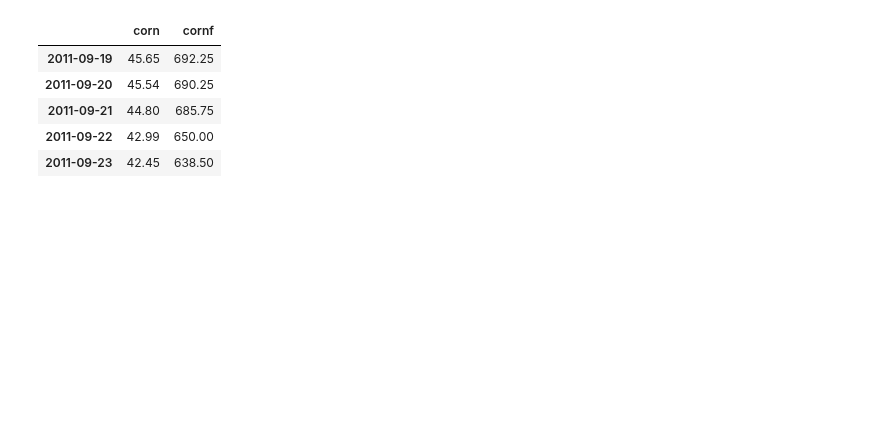
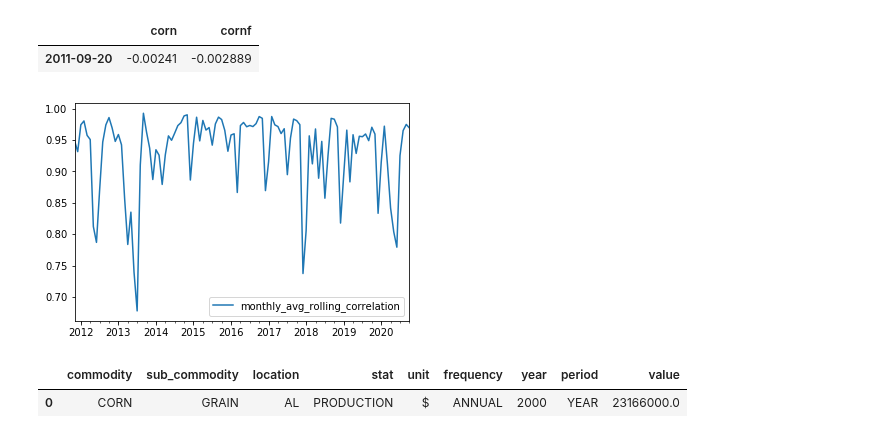
Before and after one commit to stew1922/data_farming, a Jupyter notebook: notebooks/jordan.ipynb, the cells around one changed output. Cells and saved outputs as stored; diff of their text form; code cells hidden in the pictures; blank space fills up the shorter version.

Commit message:
part of analysis on etf vs stocks and saved out temp png file saved out as placeholder

```diff
--- a/notebooks/jordan.ipynb
+++ b/notebooks/jordan.ipynb
@@ -7,13 +13,32 @@ from datetime import datetime
 # %%
-prices_df = pd.read_csv(f'../data/clean_data/hist_daily_stock_fut_price.csv', parse_dates = True, index_col = 0)
+prices_df = pd.read_csv(f'../data/clean_data/hist_daily_stock_fut_price.csv', index_col = 0, parse_dates = True, infer_datetime_format = True)
 
 prices_df = prices_df[['corn', 'cornf']]
 
-prices_df.head()
+returns_df = prices_df.pct_change().dropna()
+
+returns_df.head(1)
 # %% [output]
 |  | corn | cornf |
-| 2011-09-19 | 45.65 | 692.25 |
-| 2011-09-20 | 45.54 | 690.25 |
-| 2011-09-21 | 44.80 | 685.75 |
-| 2011-09-22 | 42.99 | 650.00 |
-| 2011-09-23 | 42.45 | 638.50 |
+| 2011-09-20 | -0.00241 | -0.002889 |
+# %%
+rolling_returns_df = returns_df.rolling(window = 30).mean().dropna()
+rolling_returns_df = rolling_returns_df.resample('MS').mean()
+
+rolling_vol_df = returns_df.rolling(window = 30).std().dropna()
+
+rolling_corr_df = returns_df['corn'].rolling(window = 30).corr(returns_df['cornf']).dropna()
+rolling_corr_df = pd.DataFrame(rolling_corr_df.resample('MS').mean(), columns = ['monthly_avg_rolling_correlation'])
+
+rolling_corr_plot = rolling_corr_df.plot()
+
+plt.savefig(f'../images/jg_fig_temp.png')
+# %% [output]
+[figure, added]
+# %%
+usda_df = pd.read_csv(f'../data/clean_data/usda_data/usda_data_corn_grain.csv', index_col = False)
+
+usda_df.head(1)
+# %% [output]
+|  | commodity | sub_commodity | location | stat | unit | frequency | year | period | value |
+| 0 | CORN | GRAIN | AL | PRODUCTION | $ | ANNUAL | 2000 | YEAR | 23166000.0 |
```
Also changed, not shown: parts of 7 cells of this notebook, 6 other files.
